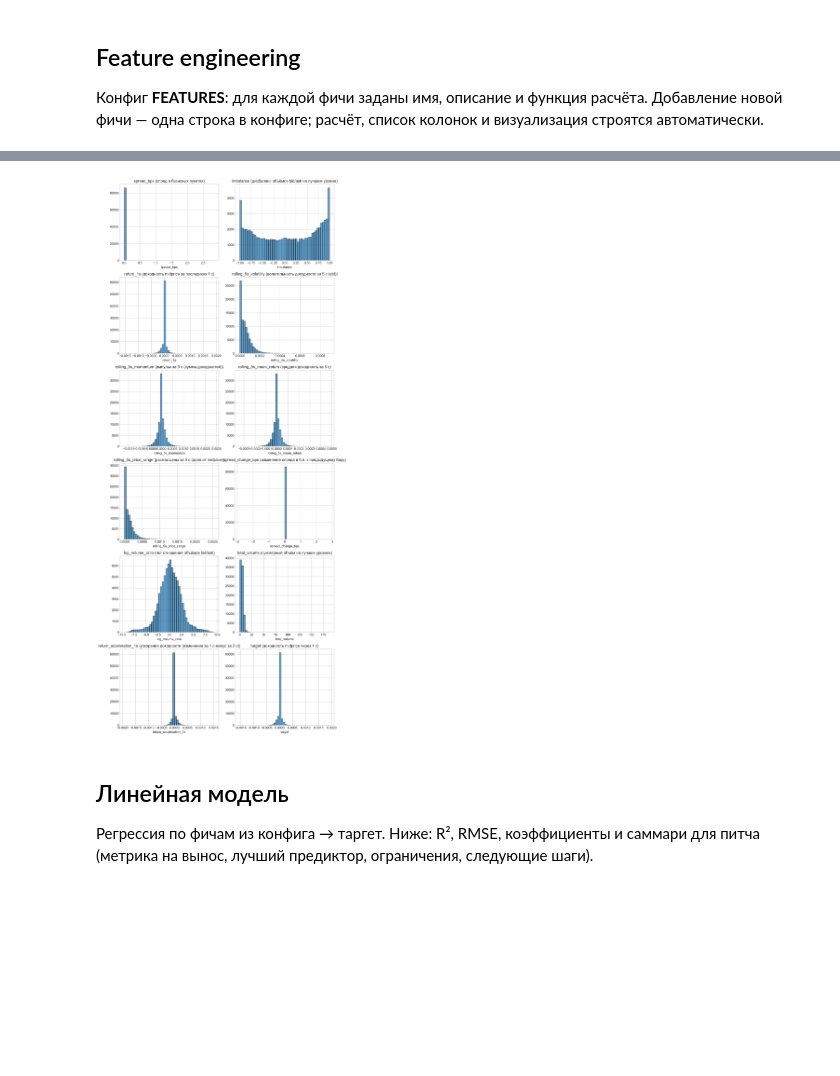
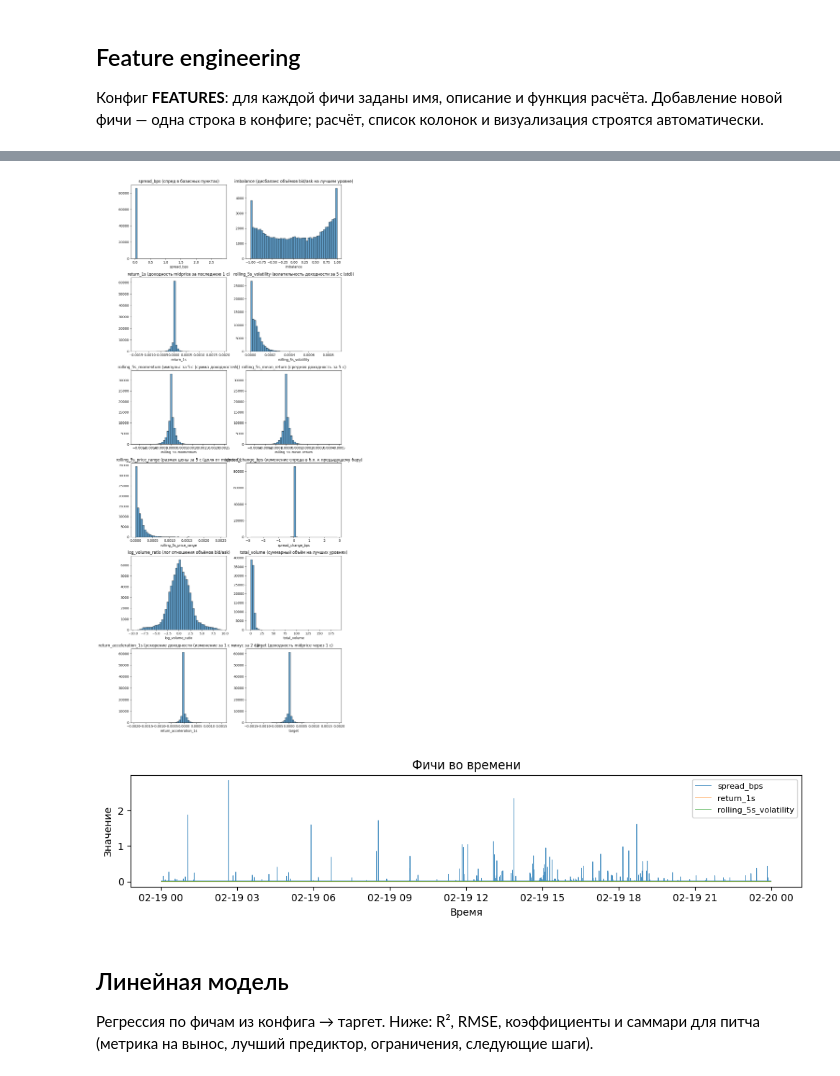
Before and after one commit to slitasov/ai-project, a Jupyter notebook: notebooks/project.ipynb, the cells around one changed output, grey strips where cells are left out. Drawn from its saved outputs; the diff is of its cells as text; code cells hidden in the pictures; blank space fills up the shorter version.

```diff
--- a/notebooks/project.ipynb
+++ b/notebooks/project.ipynb
@@ -294,23 +298,38 @@ Train: 11917 | Test: 20562
 # %%
 # Визуализация всех фичей + таргет по конфигу (сетка подстраивается под число фичей)
 cols_to_plot = feature_cols + ["target"]
 descriptions = {**feature_descriptions, "target": "доходность midprice через 1 с"}
 n = len(cols_to_plot)
 ncols = 2
 nrows = (n + ncols - 1) // ncols
 fig, axes = plt.subplots(nrows, ncols, figsize=(5 * ncols, 4 * nrows))
 axes = np.atleast_2d(axes)
 for i, col in enumerate(cols_to_plot):
     r, c = i // ncols, i % ncols
     axes[r, c].hist(df[col], bins=50, edgecolor="k", alpha=0.7)
     axes[r, c].set_title(f"{col} ({descriptions.get(col, col)})")
     axes[r, c].set_xlabel(col)
 for j in range(n, nrows * ncols):
     axes.flat[j].set_visible(False)
 plt.tight_layout()
 plt.show()
+
+# Фичи во времени (небольшой график)
+cols_time = ["spread_bps", "return_1s", "rolling_5s_volatility"]
+cols_time = [c for c in cols_time if c in df.columns]
+if cols_time:
+    fig, ax = plt.subplots(figsize=(10, 2.5))
+    for col in cols_time:
+        ax.plot(df.index, df[col], label=col, alpha=0.8, linewidth=0.6)
+    ax.set_xlabel("Время")
+    ax.set_ylabel("Значение")
+    ax.legend(loc="upper right", fontsize=8)
+    ax.set_title("Фичи во времени")
+    plt.tight_layout()
+    plt.show()
 # %% [output]
-[figure, old version]
+[figure, new version]
+[figure, added]
 # %% [markdown]
 ## Линейная модель
 
```
Also changed, not shown: parts of 5 cells of this notebook.
